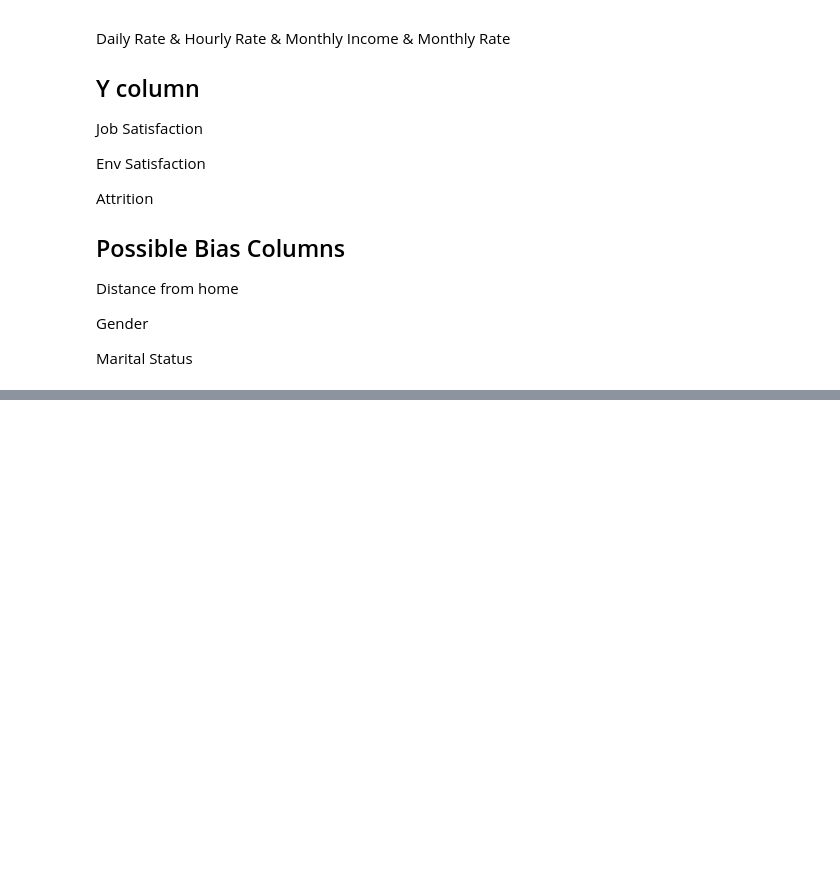
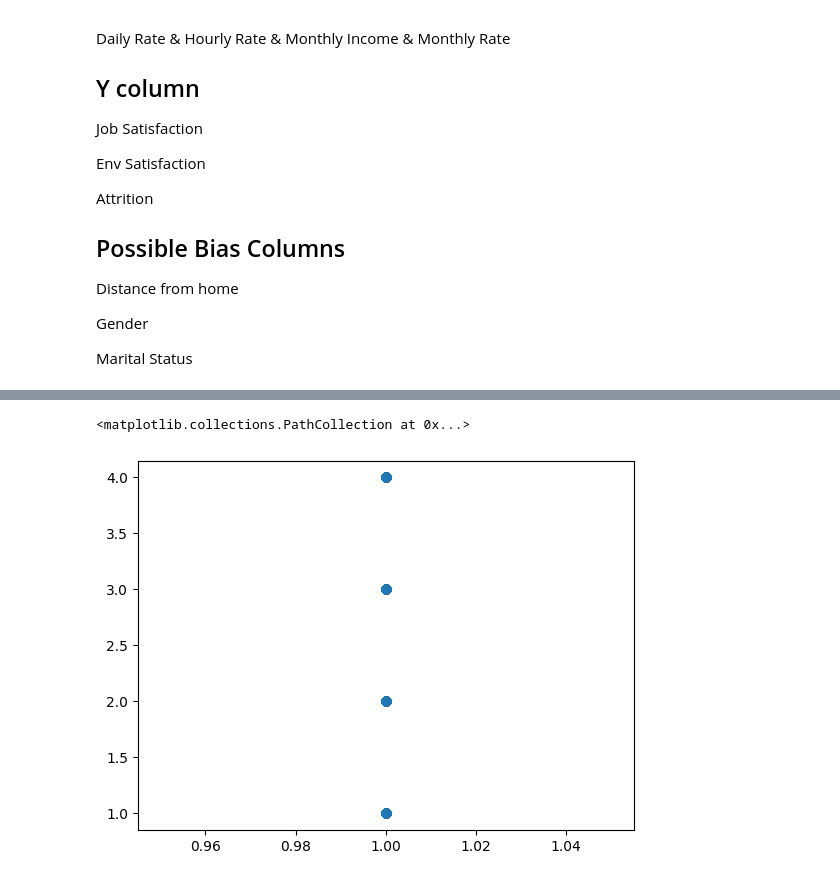
Before and after one commit to deep-mm/Potential-Performance-Predictor, a Jupyter notebook: main.ipynb, the cells around one changed output, grey strips where cells are left out. Saved outputs shown, nothing was run; the diff lists cells and outputs as text; code cells hidden in the pictures; blank space fills up the shorter version.

```diff
--- a/main.ipynb
+++ b/main.ipynb
@@ -79,0 +102,5 @@ Marital Status
+# %%
+plt.scatter(dataset.EmployeeCount, dataset.JobSatisfaction)
+# %% [output]
+<matplotlib.collections.PathCollection at 0x...>
+[figure, added]
```
Also changed, not shown: parts of 23 cells of this notebook.
